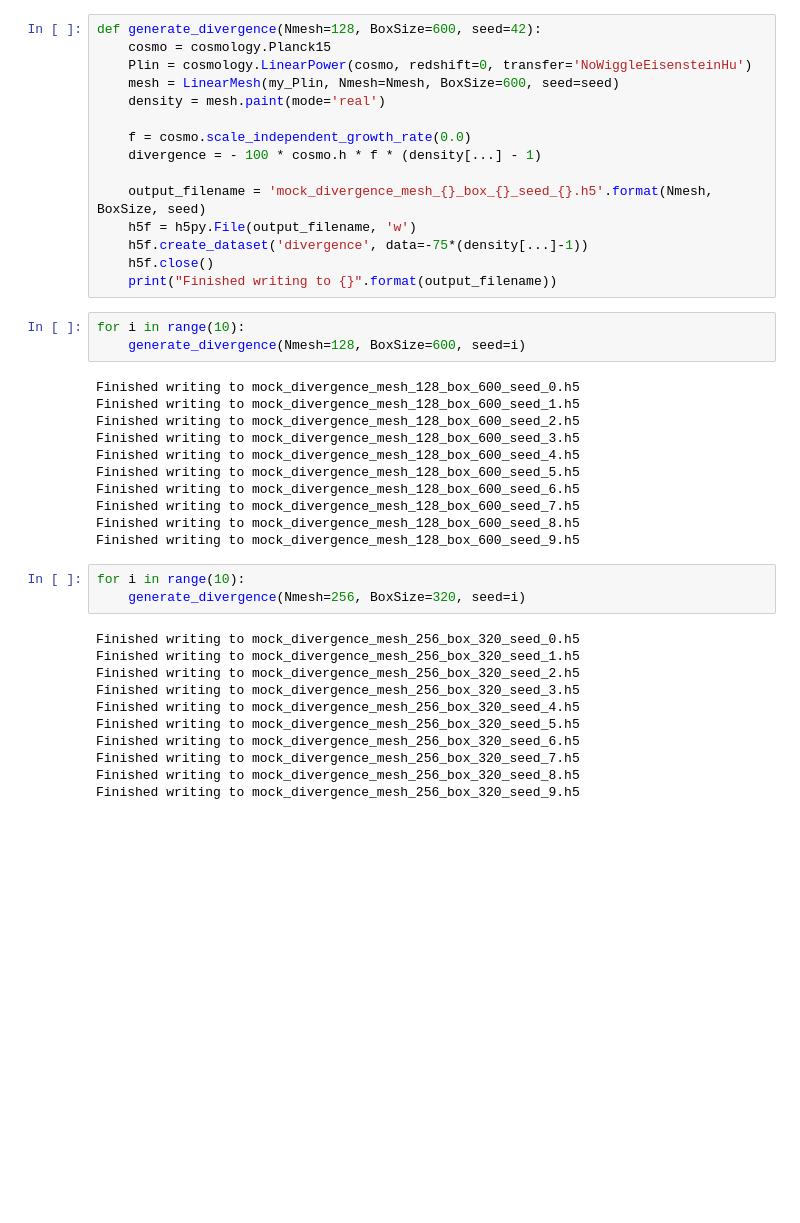
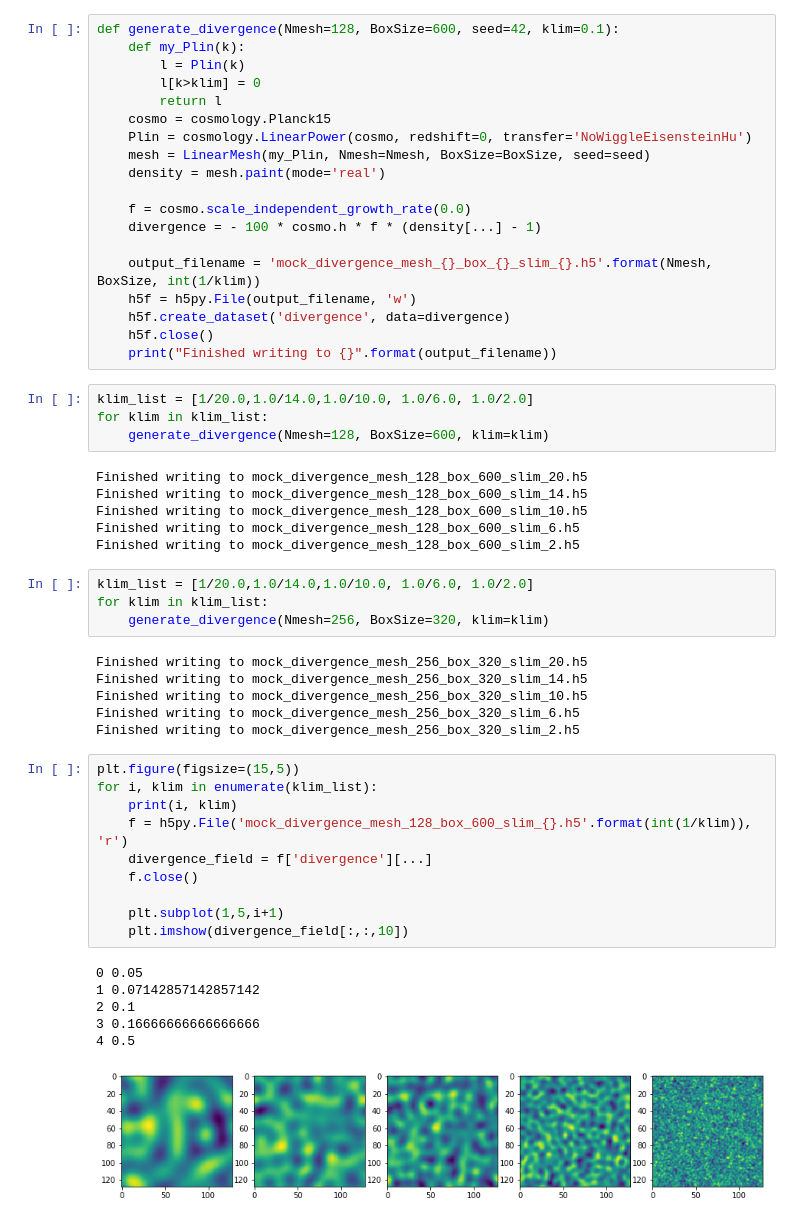
Before and after one commit to astroandes/WatershedDivergenceSuperclusters, a Jupyter notebook: nb/generate_linear_divergence_mesh.ipynb, the cells around one changed output. Saved outputs shown, nothing was run; the diff lists cells and outputs as text; blank space fills up the shorter version.

```diff
--- a/nb/generate_linear_divergence_mesh.ipynb
+++ b/nb/generate_linear_divergence_mesh.ipynb
@@ -17,44 +10,57 @@ def my_Plin(k):
 # %%
-def generate_divergence(Nmesh=128, BoxSize=600, seed=42):
+def generate_divergence(Nmesh=128, BoxSize=600, seed=42, klim=0.1):
+    def my_Plin(k):
+        l = Plin(k)
+        l[k>klim] = 0
+        return l
     cosmo = cosmology.Planck15
     Plin = cosmology.LinearPower(cosmo, redshift=0, transfer='NoWiggleEisensteinHu')
-    mesh = LinearMesh(my_Plin, Nmesh=Nmesh, BoxSize=600, seed=seed)
+    mesh = LinearMesh(my_Plin, Nmesh=Nmesh, BoxSize=BoxSize, seed=seed)
     density = mesh.paint(mode='real')
 
     f = cosmo.scale_independent_growth_rate(0.0)
     divergence = - 100 * cosmo.h * f * (density[...] - 1)
 
-    output_filename = 'mock_divergence_mesh_{}_box_{}_seed_{}.h5'.format(Nmesh, BoxSize, seed)
+    output_filename = 'mock_divergence_mesh_{}_box_{}_slim_{}.h5'.format(Nmesh, BoxSize, int(1/klim))
     h5f = h5py.File(output_filename, 'w')
-    h5f.create_dataset('divergence', data=-75*(density[...]-1))
+    h5f.create_dataset('divergence', data=divergence)
     h5f.close()
     print("Finished writing to {}".format(output_filename))
-# %%
-for i in range(10):
-    generate_divergence(Nmesh=128, BoxSize=600, seed=i)
-# %% [output]
-Finished writing to mock_divergence_mesh_128_box_600_seed_0.h5
-Finished writing to mock_divergence_mesh_128_box_600_seed_1.h5
-Finished writing to mock_divergence_mesh_128_box_600_seed_2.h5
-Finished writing to mock_divergence_mesh_128_box_600_seed_3.h5
-Finished writing to mock_divergence_mesh_128_box_600_seed_4.h5
-Finished writing to mock_divergence_mesh_128_box_600_seed_5.h5
-Finished writing to mock_divergence_mesh_128_box_600_seed_6.h5
-Finished writing to mock_divergence_mesh_128_box_600_seed_7.h5
-Finished writing to mock_divergence_mesh_128_box_600_seed_8.h5
-Finished writing to mock_divergence_mesh_128_box_600_seed_9.h5
-# %%
-for i in range(10):
-    generate_divergence(Nmesh=256, BoxSize=320, seed=i)
-# %% [output]
-Finished writing to mock_divergence_mesh_256_box_320_seed_0.h5
-Finished writing to mock_divergence_mesh_256_box_320_seed_1.h5
-Finished writing to mock_divergence_mesh_256_box_320_seed_2.h5
-Finished writing to mock_divergence_mesh_256_box_320_seed_3.h5
-Finished writing to mock_divergence_mesh_256_box_320_seed_4.h5
-Finished writing to mock_divergence_mesh_256_box_320_seed_5.h5
-Finished writing to mock_divergence_mesh_256_box_320_seed_6.h5
-Finished writing to mock_divergence_mesh_256_box_320_seed_7.h5
-Finished writing to mock_divergence_mesh_256_box_320_seed_8.h5
-Finished writing to mock_divergence_mesh_256_box_320_seed_9.h5
+# %%
+klim_list = [1/20.0,1.0/14.0,1.0/10.0, 1.0/6.0, 1.0/2.0]
+for klim in klim_list:
+    generate_divergence(Nmesh=128, BoxSize=600, klim=klim)
+# %% [output]
+Finished writing to mock_divergence_mesh_128_box_600_slim_20.h5
+Finished writing to mock_divergence_mesh_128_box_600_slim_14.h5
+Finished writing to mock_divergence_mesh_128_box_600_slim_10.h5
+Finished writing to mock_divergence_mesh_128_box_600_slim_6.h5
+Finished writing to mock_divergence_mesh_128_box_600_slim_2.h5
+# %%
+klim_list = [1/20.0,1.0/14.0,1.0/10.0, 1.0/6.0, 1.0/2.0]
+for klim in klim_list:
+    generate_divergence(Nmesh=256, BoxSize=320, klim=klim)
+# %% [output]
+Finished writing to mock_divergence_mesh_256_box_320_slim_20.h5
+Finished writing to mock_divergence_mesh_256_box_320_slim_14.h5
+Finished writing to mock_divergence_mesh_256_box_320_slim_10.h5
+Finished writing to mock_divergence_mesh_256_box_320_slim_6.h5
+Finished writing to mock_divergence_mesh_256_box_320_slim_2.h5
+# %%
+plt.figure(figsize=(15,5))
+for i, klim in enumerate(klim_list):
+    print(i, klim)
+    f = h5py.File('mock_divergence_mesh_128_box_600_slim_{}.h5'.format(int(1/klim)), 'r')
+    divergence_field = f['divergence'][...]
+    f.close()
+
+    plt.subplot(1,5,i+1)
+    plt.imshow(divergence_field[:,:,10])
+# %% [output]
+0 0.05
+1 0.07142857142857142
+2 0.1
+3 0.16666666666666666
+4 0.5
+[figure, added]
 # %%
```
Also changed, not shown: parts of 6 cells of this notebook.
